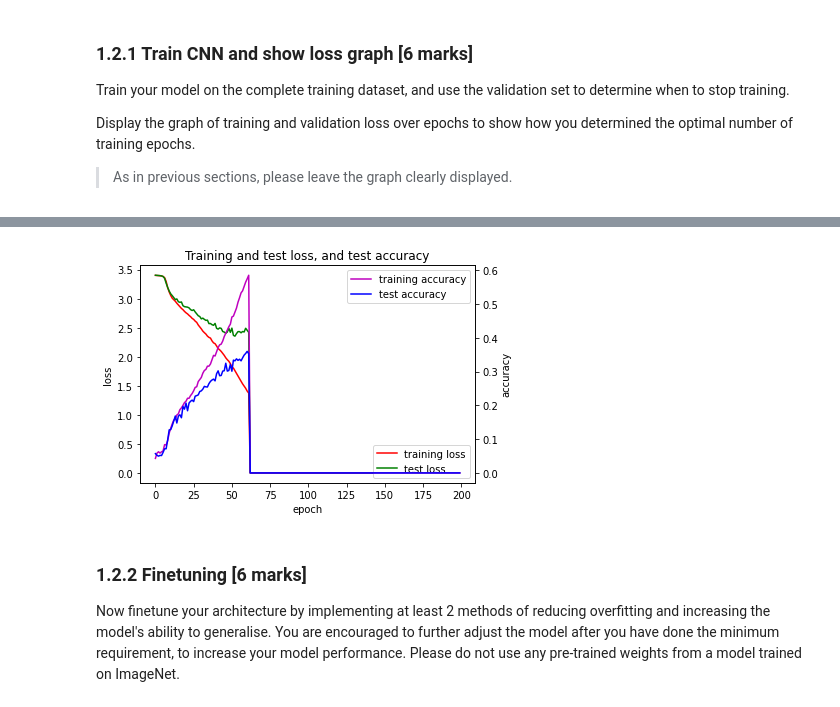
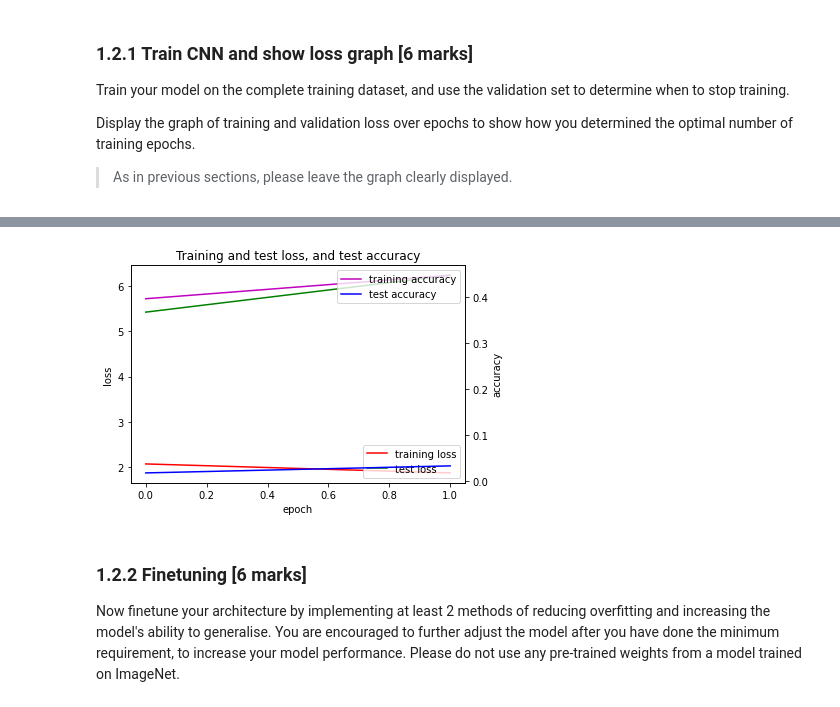
Before and after one commit to Ajith-Kalyan/AI, a Jupyter notebook: COMP5623M_CW1_2022 (5).ipynb, the cells around one changed output, grey strips where cells are left out. Saved outputs shown, nothing was run; the diff lists cells and outputs as text; code cells hidden in the pictures.

```diff
--- a/COMP5623M_CW1_2022 (5).ipynb
+++ b/COMP5623M_CW1_2022 (5).ipynb
@@ -420,25 +424,23 @@ torch.save({"state_dict": net.state_dict(), "stats": statsrec}, results_path)
 # %%
-model_save_name = 'cnnclassifier200epochs.pt'
-results_path = F"/content/drive/MyDrive/AI/{model_save_name}"
 data = torch.load(results_path)
 statsrec = data["stats"]
 
 fig, ax1 = plt.subplots()
 plt.plot(statsrec[0], 'r', label = 'training loss', )
 plt.plot(statsrec[2], 'g', label = 'test loss' )
 plt.legend(loc='lower right')
 plt.xlabel('epoch')
 plt.ylabel('loss')
 plt.title('Training and test loss, and test accuracy')
 ax2=ax1.twinx()
 ax2.plot(statsrec[1], 'm', label = 'training accuracy')
 ax2.plot(statsrec[3], 'b', label = 'test accuracy')
 ax2.set_ylabel('accuracy')
 plt.legend(loc='upper right')
 fig.savefig("roc1.svg")
 plt.show()
 # %% [output]
-[figure, old version]
+[figure, new version]
 # %% [markdown]
 
 ### 1.2.2 Finetuning [6 marks]
```
Also changed, not shown: parts of 11 cells of this notebook, 3 other files.
